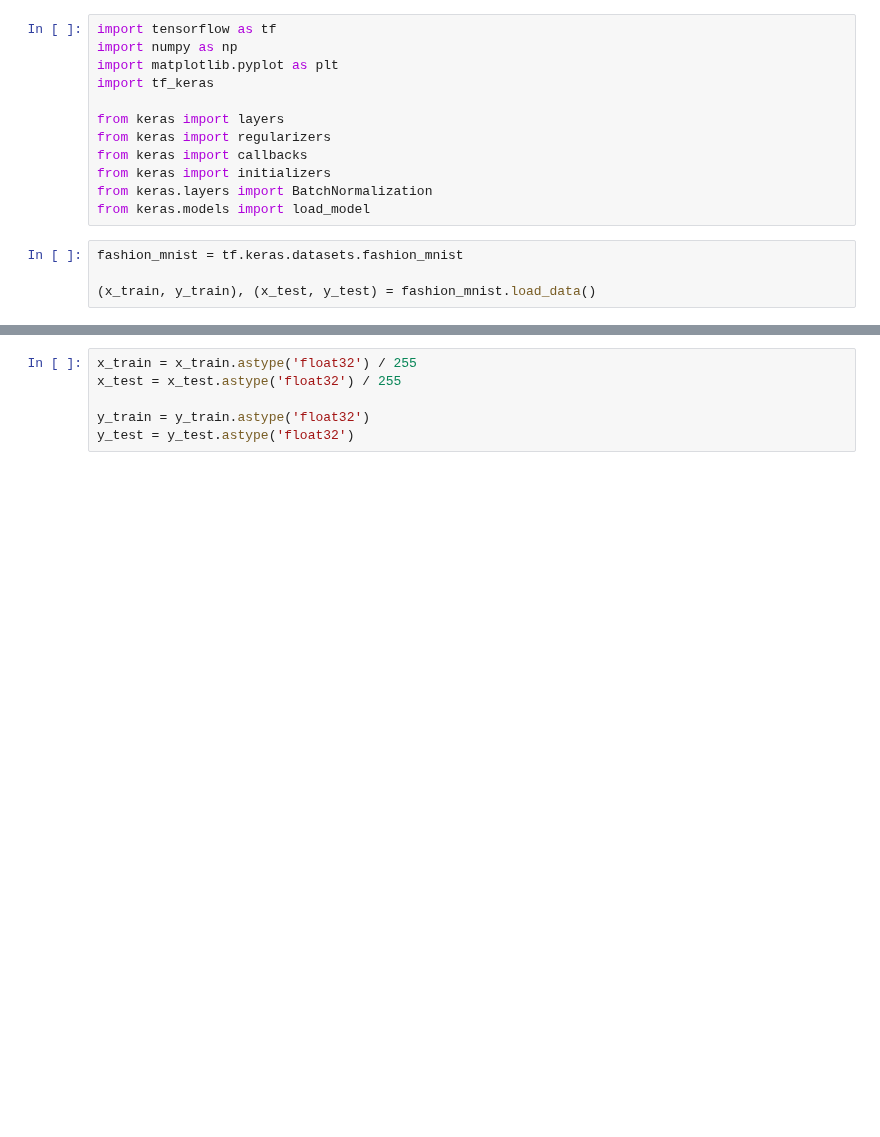
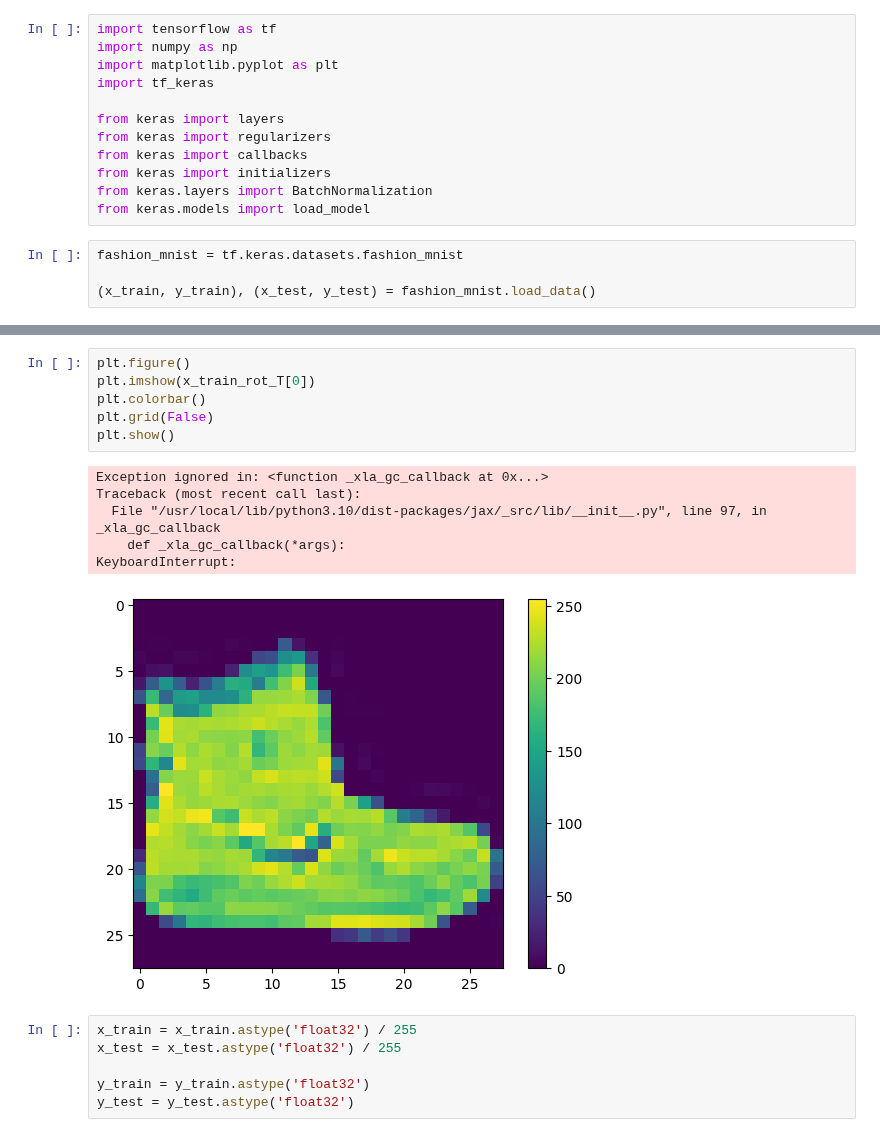
Before and after one commit to PavelStelmakhV/hw310-keras-fasion-mnist, a Jupyter notebook: keras_fasion_mnist_hw.ipynb, the cells around one changed output, grey strips where cells are left out. Cells and saved outputs as stored; diff of their text form; blank space fills up the shorter version.

```diff
--- a/keras_fasion_mnist_hw.ipynb
+++ b/keras_fasion_mnist_hw.ipynb
@@ -19,3 +57,16 @@ fashion_mnist = tf.keras.datasets.fashion_mnist
+# %%
+plt.figure()
+plt.imshow(x_train_rot_T[0])
+plt.colorbar()
+plt.grid(False)
+plt.show()
+# %% [output]
+Exception ignored in: <function _xla_gc_callback at 0x...>
+Traceback (most recent call last):
+  File "/usr/local/lib/python3.10/dist-packages/jax/_src/lib/__init__.py", line 97, in _xla_gc_callback
+    def _xla_gc_callback(*args):
+KeyboardInterrupt:
+[figure, added]
 # %%
 x_train = x_train.astype('float32') / 255
 x_test = x_test.astype('float32') / 255
```
Also changed, not shown: parts of 21 cells of this notebook.
